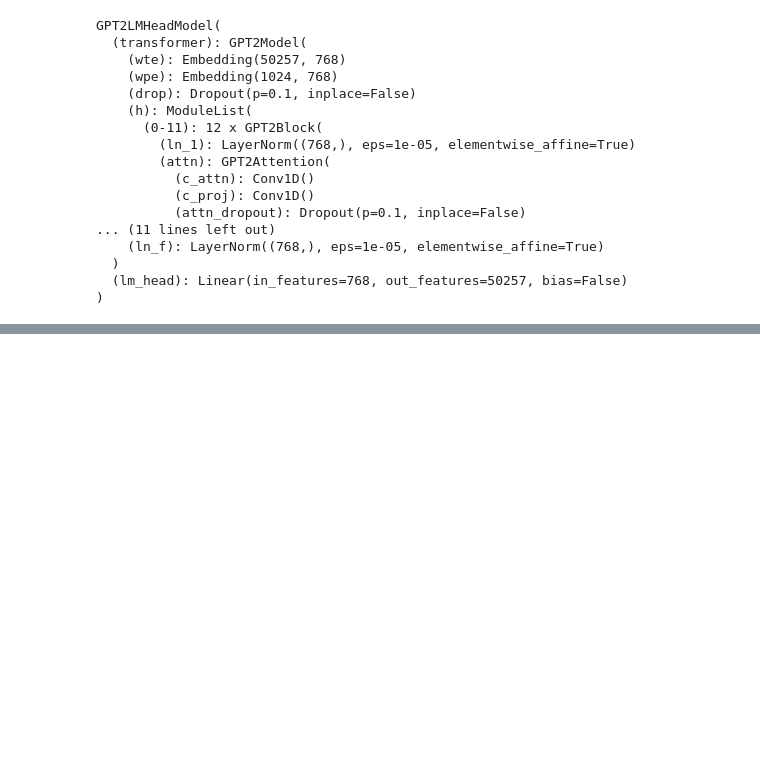
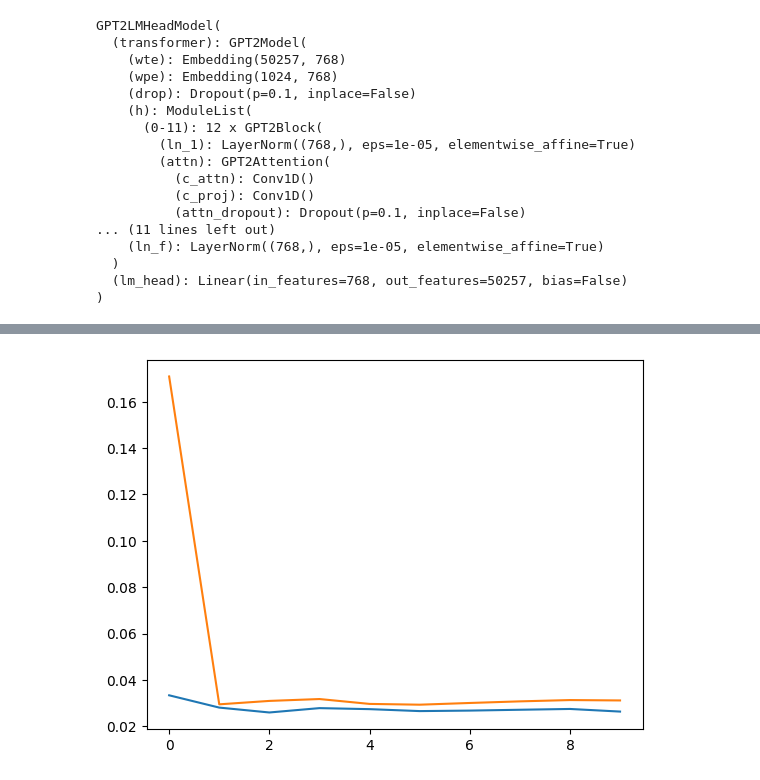
Before and after one commit to asuzukosi/ai-experiments, a Jupyter notebook: src/deeplearning.ai/efficientservingllms/textgeneration.ipynb, the cells around one changed output, grey strips where cells are left out. Drawn from its saved outputs; the diff is of its cells as text; code cells hidden in the pictures; blank space fills up the shorter version.

```diff
--- a/src/deeplearning.ai/efficientservingllms/textgeneration.ipynb
+++ b/src/deeplearning.ai/efficientservingllms/textgeneration.ipynb
@@ -52,0 +144,9 @@ tensor([[[-36.2872, -35.0111, -38.0791,  ..., -40.5161, -41.3757, -34.9191],
+# %%
+def generate_token_with_past(inputs):
+    with torch.no_grad():
+        outputs = model(**inputs)
+
+    logits = outputs.logits
+    last_logits = logits[0, -1, :]
+    next_token_id = last_logits.argmax()
+    return next_token_id, outputs.past_key_values
@@ -52,0 +177,6 @@ tensor([[[-36.2872, -35.0111, -38.0791,  ..., -40.5161, -41.3757, -34.9191],
+# %%
+plt.plot(duration_cached_s)
+plt.plot(durations_s)
+plt.show()
+# %% [output]
+[figure, added]
```
Also changed, not shown: parts of 19 cells of this notebook.
